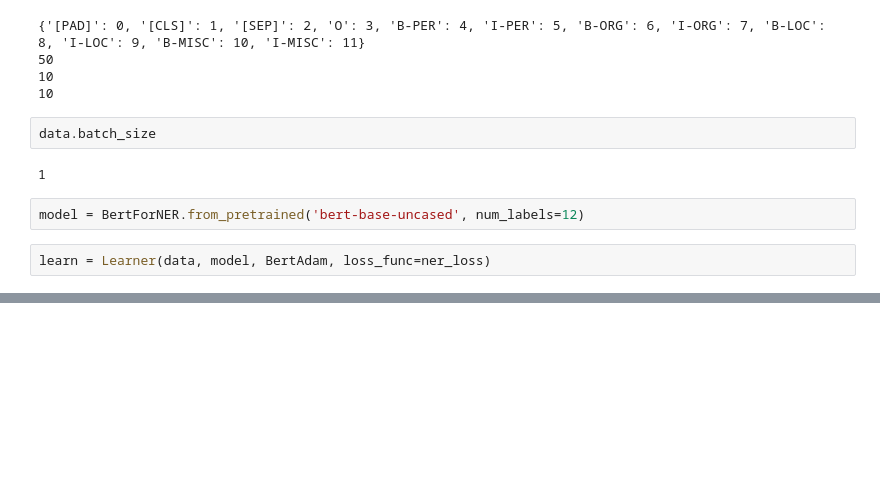
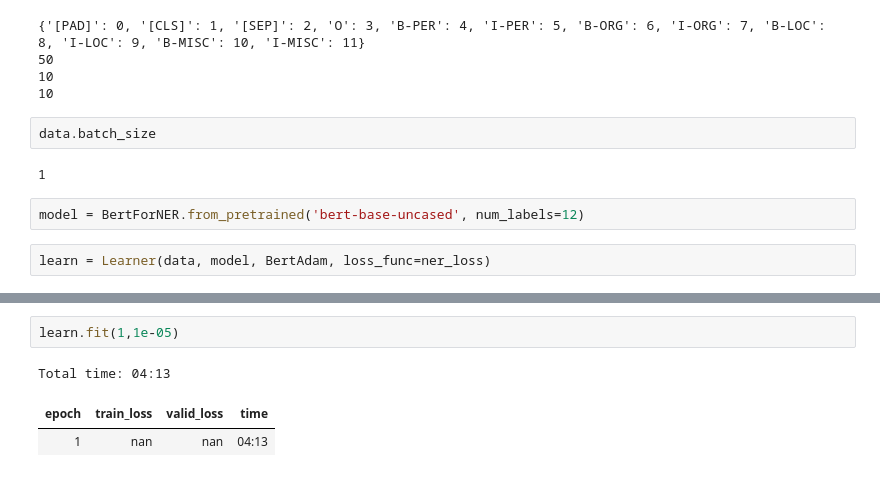
Before and after one commit to tonianelope/Multilingual-BERT, a Jupyter notebook: bert/English NER.ipynb, the cells around one changed output, grey strips where cells are left out. Drawn from its saved outputs; the diff is of its cells as text; blank space fills up the shorter version.

Commit message:
updated epochs to run

```diff
--- a/bert/English NER.ipynb
+++ b/bert/English NER.ipynb
@@ -82,0 +75,6 @@ learn.fit(1,0.003)
+# %%
+learn.fit(1,1e-05)
+# %% [output]
+Total time: 04:13
+| epoch | train_loss | valid_loss | time |
+| 1 | nan | nan | 04:13 |
```
Also changed, not shown: parts of 4 cells of this notebook, 1 other file.
